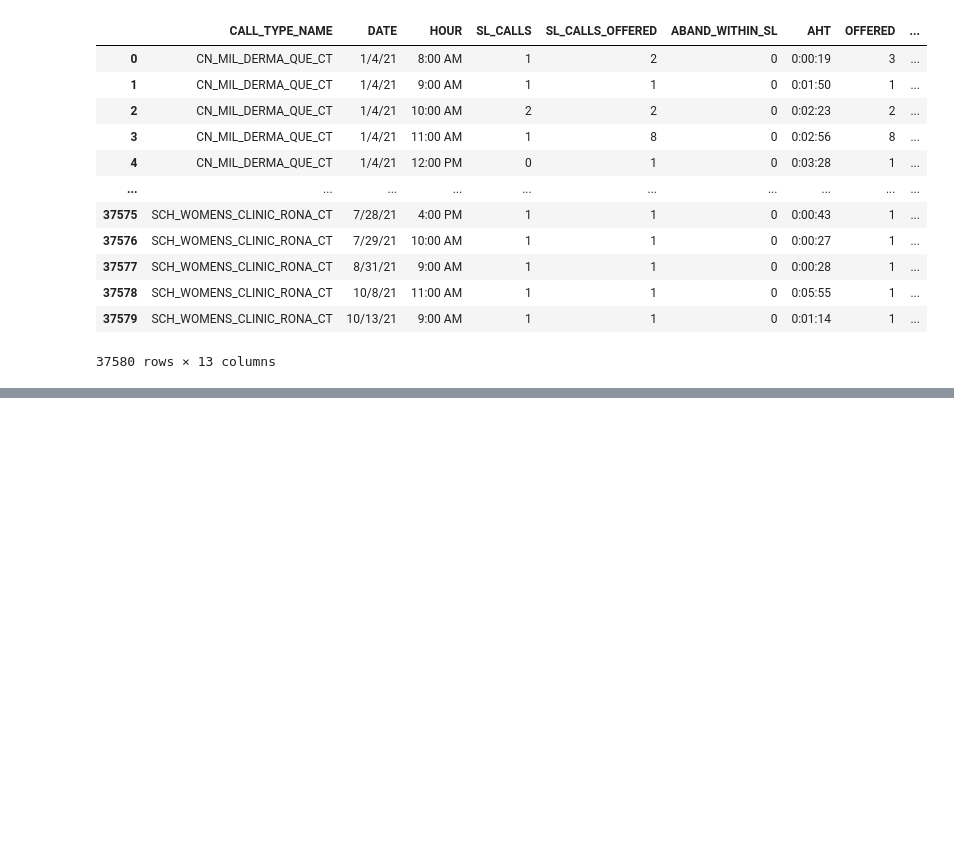
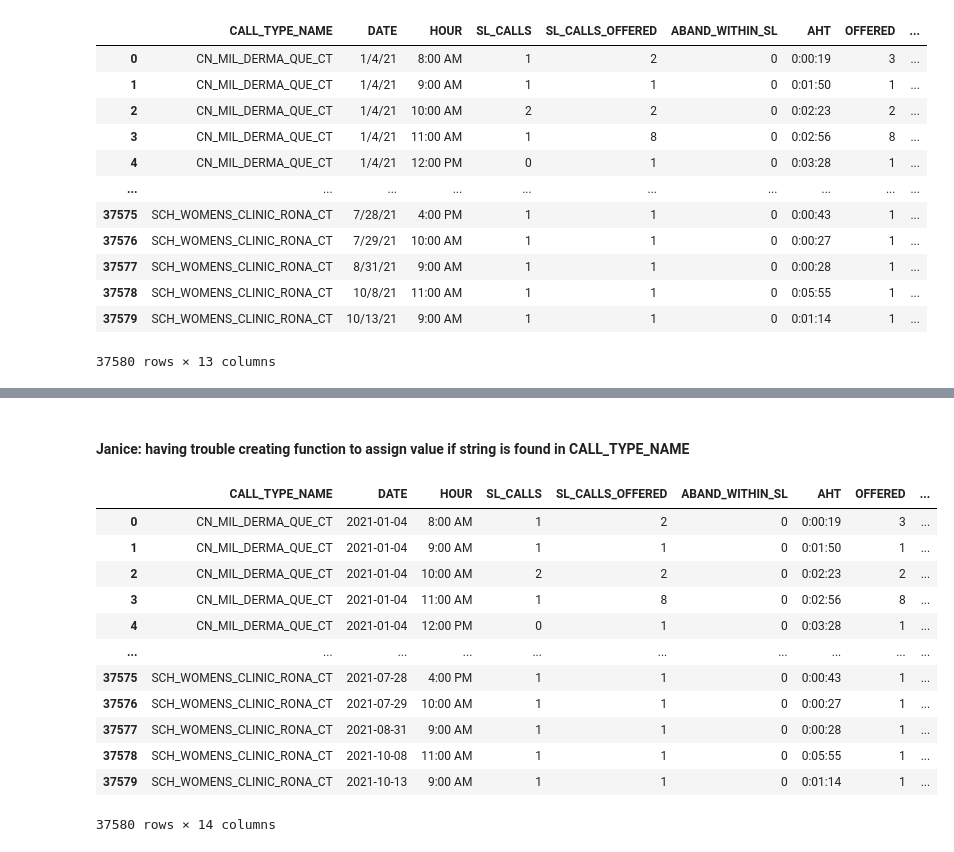
Before and after one commit to evanbruno617/Call_Response_Analysis, a Jupyter notebook: Clean_Data_2.ipynb, the cells around one changed output, grey strips where cells are left out. Drawn from its saved outputs; the diff is of its cells as text; code cells hidden in the pictures; blank space fills up the shorter version.

```diff
--- a/Clean_Data_2.ipynb
+++ b/Clean_Data_2.ipynb
@@ -328,0 +558,32 @@ Agent_State_Summary_df.astype(str)
+# %% [markdown]
+#### Janice: having trouble creating function to assign value if string is found in CALL_TYPE_NAME
+# %%
+# Create a function
+x = Call_Type_df['CALL_TYPE_NAME']
+
+def dept_pod(x):
+    if "DERMA" or "NEPHR" or "NEURO" or "RHEUM" in x:
+        return 'POD 1'
+    elif "SLEEP" or "ALLGY" or "PULMG" or "PAINM" in x:
+        return 'POD 2'
+    else:
+        return 'POD 3'
+
+# Create new column to assign values
+Call_Type_df['POD_NAME'] = Call_Type_df['CALL_TYPE_NAME'].apply(dept_pod)
+
+Call_Type_df
+# %% [output]
+|  | CALL_TYPE_NAME | DATE | HOUR | SL_CALLS | SL_CALLS_OFFERED | ABAND_WITHIN_SL | AHT | OFFERED | ... |
+| 0 | CN_MIL_DERMA_QUE_CT | 2021-01-04 | 8:00 AM | 1 | 2 | 0 | 0:00:19 | 3 | ... |
+| 1 | CN_MIL_DERMA_QUE_CT | 2021-01-04 | 9:00 AM | 1 | 1 | 0 | 0:01:50 | 1 | ... |
+| 2 | CN_MIL_DERMA_QUE_CT | 2021-01-04 | 10:00 AM | 2 | 2 | 0 | 0:02:23 | 2 | ... |
+| 3 | CN_MIL_DERMA_QUE_CT | 2021-01-04 | 11:00 AM | 1 | 8 | 0 | 0:02:56 | 8 | ... |
+| 4 | CN_MIL_DERMA_QUE_CT | 2021-01-04 | 12:00 PM | 0 | 1 | 0 | 0:03:28 | 1 | ... |
+| ... | ... | ... | ... | ... | ... | ... | ... | ... | ... |
+| 37575 | SCH_WOMENS_CLINIC_RONA_CT | 2021-07-28 | 4:00 PM | 1 | 1 | 0 | 0:00:43 | 1 | ... |
+| 37576 | SCH_WOMENS_CLINIC_RONA_CT | 2021-07-29 | 10:00 AM | 1 | 1 | 0 | 0:00:27 | 1 | ... |
+| 37577 | SCH_WOMENS_CLINIC_RONA_CT | 2021-08-31 | 9:00 AM | 1 | 1 | 0 | 0:00:28 | 1 | ... |
+| 37578 | SCH_WOMENS_CLINIC_RONA_CT | 2021-10-08 | 11:00 AM | 1 | 1 | 0 | 0:05:55 | 1 | ... |
+| 37579 | SCH_WOMENS_CLINIC_RONA_CT | 2021-10-13 | 9:00 AM | 1 | 1 | 0 | 0:01:14 | 1 | ... |
+37580 rows × 14 columns
```
Also changed, not shown: parts of 24 cells of this notebook.
